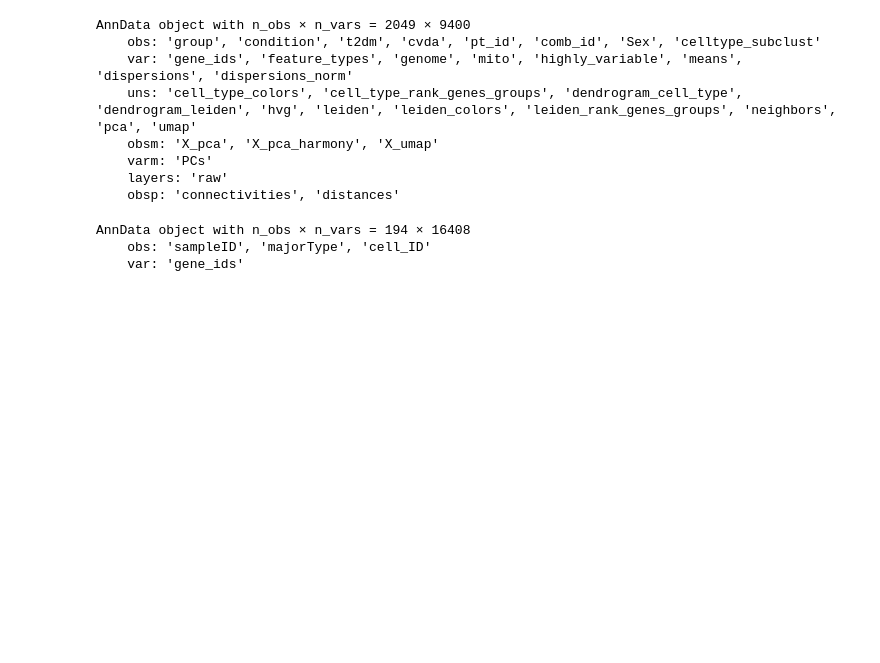
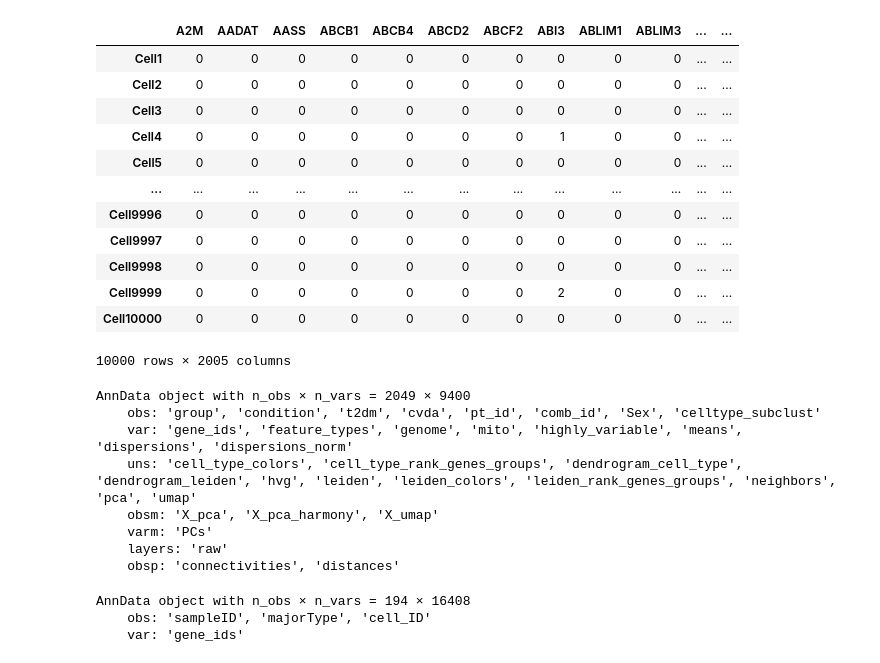
Before and after one commit to tsyasenpoor/sspa_vi, a Jupyter notebook: VariationalInference/scdesign3/t.ipynb, the cells around one changed output. Cells and saved outputs as stored; diff of their text form; code cells hidden in the pictures; blank space fills up the shorter version.

```diff
--- a/VariationalInference/scdesign3/t.ipynb
+++ b/VariationalInference/scdesign3/t.ipynb
@@ -1,3 +1,25 @@
+# %%
+import pandas as pd
+exp0_easy = pd.read_csv(
+    "/labs/Aguiar/SSPA_BRAY/scdesign3_PBMC_10kcells_2kgenes/exp0_easy/exp0_easy.csv.gz",
+    index_col=0,
+    compression="gzip"
+)
+exp0_easy
+# %% [output]
+|  | A2M | AADAT | AASS | ABCB1 | ABCB4 | ABCD2 | ABCF2 | ABI3 | ABLIM1 | ABLIM3 | ... | ... |
+| Cell1 | 0 | 0 | 0 | 0 | 0 | 0 | 0 | 0 | 0 | 0 | ... | ... |
+| Cell2 | 0 | 0 | 0 | 0 | 0 | 0 | 0 | 0 | 0 | 0 | ... | ... |
+| Cell3 | 0 | 0 | 0 | 0 | 0 | 0 | 0 | 0 | 0 | 0 | ... | ... |
+| Cell4 | 0 | 0 | 0 | 0 | 0 | 0 | 0 | 1 | 0 | 0 | ... | ... |
+| Cell5 | 0 | 0 | 0 | 0 | 0 | 0 | 0 | 0 | 0 | 0 | ... | ... |
+| ... | ... | ... | ... | ... | ... | ... | ... | ... | ... | ... | ... | ... |
+| Cell9996 | 0 | 0 | 0 | 0 | 0 | 0 | 0 | 0 | 0 | 0 | ... | ... |
+| Cell9997 | 0 | 0 | 0 | 0 | 0 | 0 | 0 | 0 | 0 | 0 | ... | ... |
+| Cell9998 | 0 | 0 | 0 | 0 | 0 | 0 | 0 | 0 | 0 | 0 | ... | ... |
+| Cell9999 | 0 | 0 | 0 | 0 | 0 | 0 | 0 | 2 | 0 | 0 | ... | ... |
+| Cell10000 | 0 | 0 | 0 | 0 | 0 | 0 | 0 | 0 | 0 | 0 | ... | ... |
+10000 rows × 2005 columns
 # %%
 import scanpy as sc
 
```
Also changed, not shown: 16 other files.
